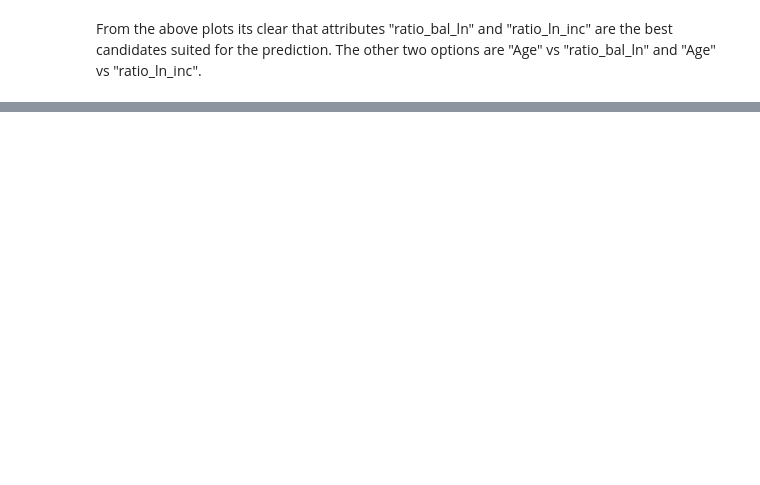
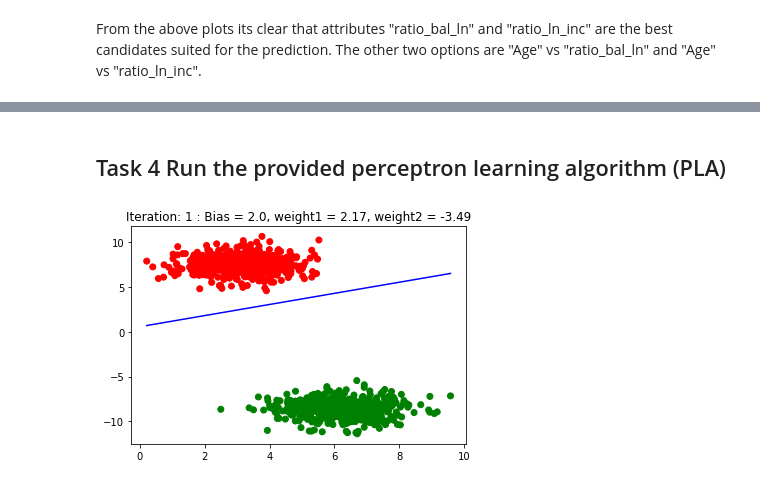
Before and after one commit to vipulpopat/MSCAI_Sem1_Etivity1, a Jupyter notebook: Etivity1.ipynb, the cells around one changed output, grey strips where cells are left out. Saved outputs shown, nothing was run; the diff lists cells and outputs as text; code cells hidden in the pictures; blank space fills up the shorter version.

```diff
--- a/Etivity1.ipynb
+++ b/Etivity1.ipynb
@@ -405,0 +427,2 @@ From the above plots its clear that attributes "ratio_bal_ln" and "ratio_ln_inc"
+# %% [markdown]
+## Task 4 Run the provided perceptron learning algorithm (PLA)
@@ -405,0 +437,22 @@ From the above plots its clear that attributes "ratio_bal_ln" and "ratio_ln_inc"
+# %%
+def point_on_boundary(weights, x):
+    # Return the y-position on the boundary based on given x-position
+    return -(weights[0]+weights[1]*x)/weights[2]
+# %%
+ def decision_boundary(weights, x_min, x_max):
+    # Return two points on the decision boundary
+    return [point_on_boundary(weights,x_min), point_on_boundary(weights,x_max)]
+# %%
+def pla(training_in, training_out, weights):
+    bias = np.array([1])
+    iterations=0
+    while True:
+        errors = 0;
+        for x,y in zip(training_in, training_out):
+            if (h(x,weights)!=y):
+                iterations+=1;
+                weights = weights + y*(np.concatenate((bias,x)))
+                errors+=1;
+        if (errors == 0):
+            break
+    return weights, iterations
@@ -405,0 +467,19 @@ From the above plots its clear that attributes "ratio_bal_ln" and "ratio_ln_inc"
+# %%
+def exec_pla(X,y,w):
+    #w = np.array([0,0,0])
+    # setting the first weight which is the bias to 1
+    w[0] = 1
+
+    w,n_iterations = pla(X,y,w)
+    xs = [X[:,0].min(),X[:,0].max()]
+    ys = decision_boundary(w,xs[0],xs[1])
+    # plotting the decision boundary
+    colors = ['green' if yy == 1 else 'red' for yy in y]
+    plt.scatter(X[:,0],X[:,1], color=colors)
+    plt.plot(xs,ys, 'b-')
+    plt.title("Iteration: {:.0f} : Bias = {}, weight1 = {:.2f}, weight2 = {:.2f}".format(n_iterations,w[0],w[1],w[2]))
+    plt.show()
+# %%
+exec_pla(X,y, np.array([0,-5,5]))
+# %% [output]
+[figure, added]
```
Also changed, not shown: parts of 21 cells of this notebook.
